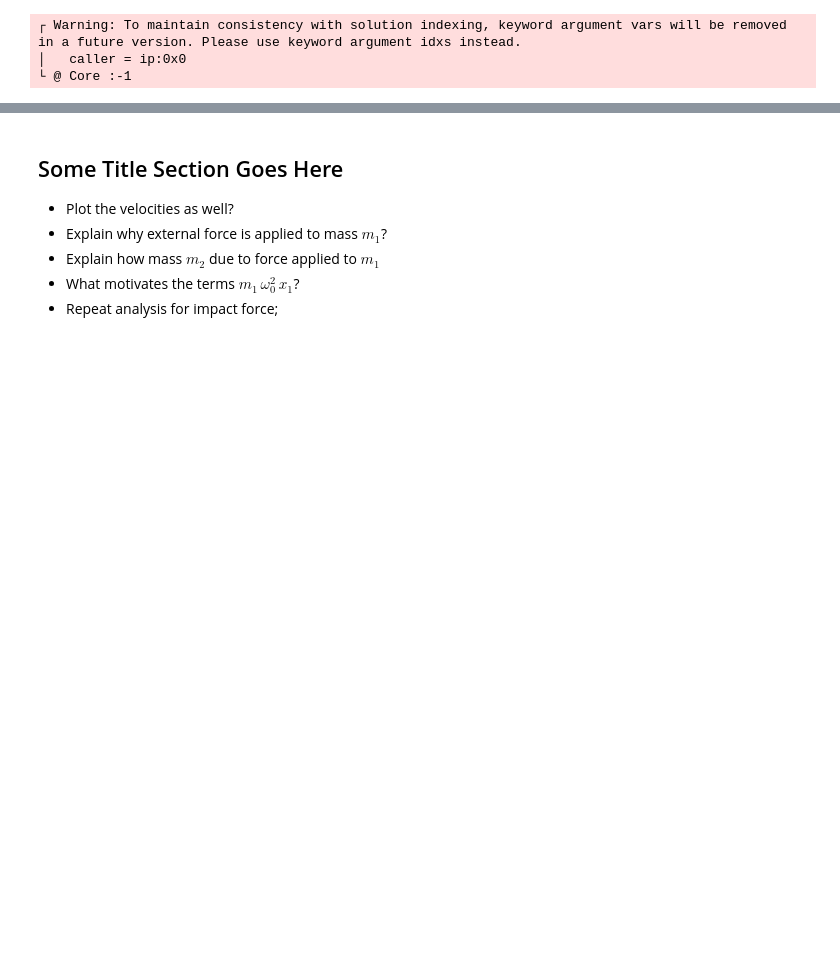
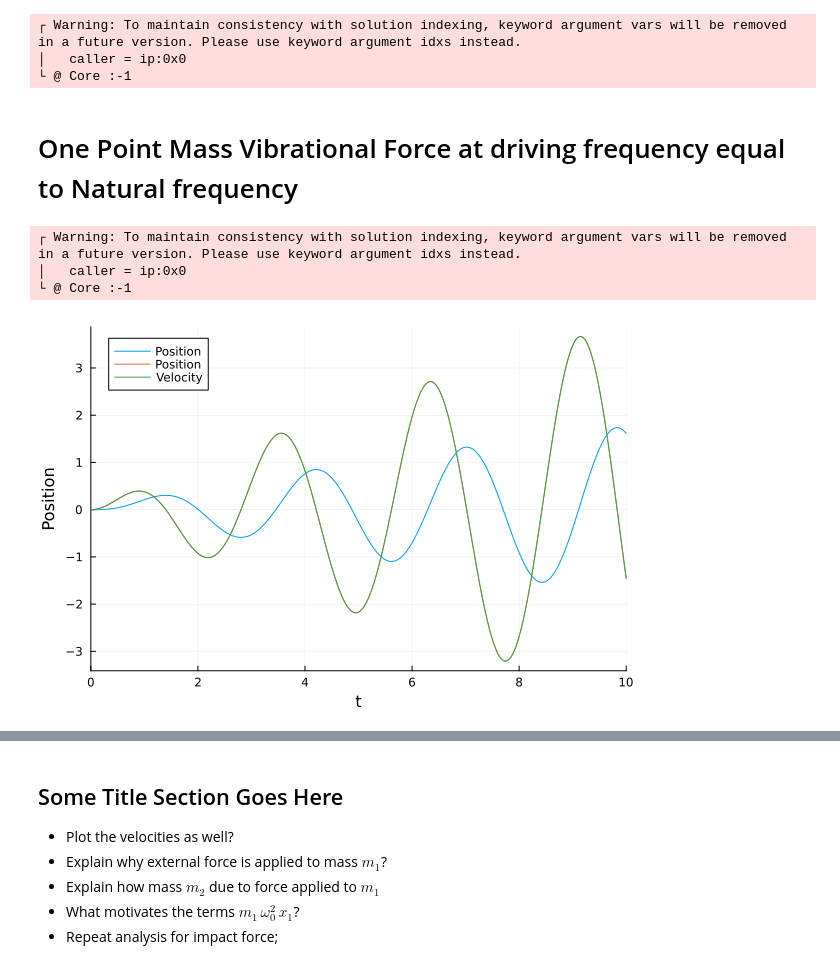
Before and after one commit to mrsalveen/Finite-Element-Model, a Jupyter notebook: massPoint1.ipynb, the cells around one changed output, grey strips where cells are left out. Saved outputs shown, nothing was run; the diff lists cells and outputs as text; code cells hidden in the pictures; blank space fills up the shorter version.

Commit message:
Work on feedback with One-Point Mass

```diff
--- a/massPoint1.ipynb
+++ b/massPoint1.ipynb
@@ -96,3 +183,43 @@ plot!(sol, vars=(2), label="Velocity")
 ┌ Warning: To maintain consistency with solution indexing, keyword argument vars will be removed in a future version. Please use keyword argument idxs instead.
 │   caller = ip:0x0
 └ @ Core :-1
+# %% [markdown]
+# One Point Mass Vibrational Force at driving frequency equal to Natural frequency
+# %%
+using DifferentialEquations, Plots
+
+function vibrating_door!(du,u,p,t)
+    x, v = u
+    ω = sqrt(p[1] / p[3])  # natural frequency
+    F = 10sin(ω*t)  # sinusoidal force at natural frequency
+    k = p[1]
+    c = p[2]
+    m = p[3]
+    du[1] = v
+    du[2] = (F - k*x - c*v) / m
+end
+
+# Initial conditions
+u0 = [0.0, 0.0]  # initial position and velocity
+
+# Parameters
+k = 50  # spring constant
+c = 1   # damping coefficient
+m = 10  # mass
+p = [k, c, m]
+
+# Time span
+tspan = (0.0, 10.0)  # 10 seconds of simulation time
+
+# Solve ODE system
+prob = ODEProblem(vibrating_door!, u0, tspan, p)
+sol = solve(prob, Tsit5(), reltol=1e-8, abstol=1e-8)
+
+# Plot results
+plot(sol, xlabel="Time", label="Position", ylabel="Position")
+plot!(sol, vars=(2), label="Velocity")
+# %% [output]
+┌ Warning: To maintain consistency with solution indexing, keyword argument vars will be removed in a future version. Please use keyword argument idxs instead.
+│   caller = ip:0x0
+└ @ Core :-1
+[figure, added]
```
Also changed, not shown: parts of 5 cells of this notebook.
